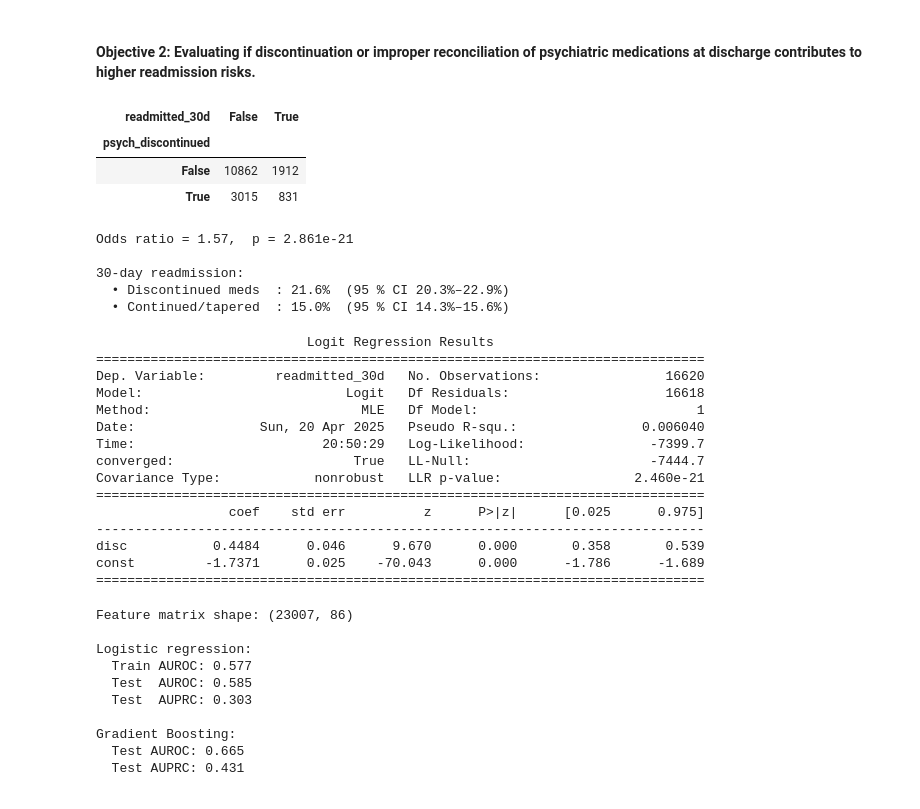
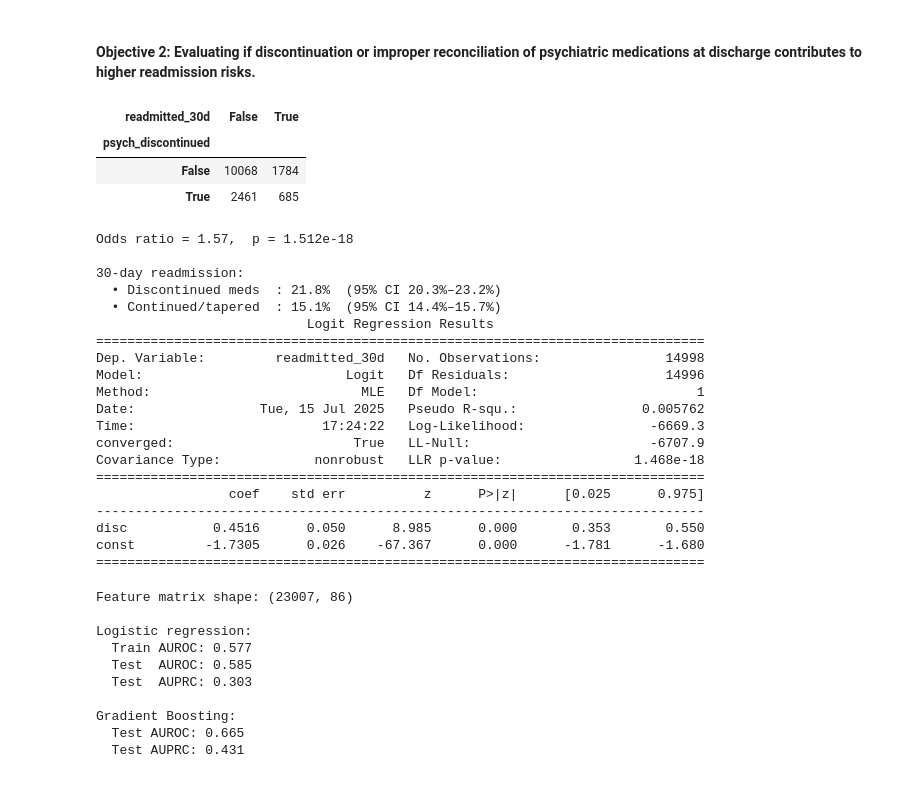
Before and after one commit to datnguyent93/Psychiatric-ICU-Readmission-, a Jupyter notebook: main.ipynb, the cells around one changed output. Saved outputs shown, nothing was run; the diff lists cells and outputs as text; code cells hidden in the pictures.

```diff
--- a/main.ipynb
+++ b/main.ipynb
@@ -26,7 +26,7 @@ def rate_ci(k, n, z=1.96):
     se = np.sqrt(p * (1 - p) / n)
     return p, p - z*se, p + z*se
 
-icu_adm = pd.read_csv('./data/icu_psych_readmissions.csv',
+icu_adm = pd.read_csv('./data/icu_psy_readmissions.csv',
                       parse_dates=['dischtime'])
 diag    = pd.read_csv('./data/psych_diagnoses.csv')
 rx      = pd.read_csv('./data/psych_prescriptions.csv')
@@ -95,7 +95,7 @@ rx_stats = (pd.DataFrame(results_rx,
 import matplotlib.pyplot as plt
 
 # Plot odds ratios vs. readmission rates
-fig, ax = plt.subplots(figsize=(10, 6))
+fig, ax = plt.subplots(figsize=(6, 6))
 
 # Disorders
 ax.scatter(dx_stats['odds_ratio'], dx_stats['readm_rate'], color='blue', label='Disorders', alpha=0.7)
@@ -148,7 +148,7 @@ from scipy.stats import fisher_exact
 import statsmodels.api as sm
 
 # 1. Load data
-icu  = pd.read_csv('./data/icu_psych_readmissions.csv',
+icu  = pd.read_csv('./data/icu_psy_readmissions.csv',
                    parse_dates=['dischtime'])  # hadm_id, subject_id, dischtime, readmitted_30d
 last = pd.read_csv('./data/last_prescriptions_processed.csv',
                    parse_dates=['last_psych_med_time'])  # hadm_id, last_psych_med_time
@@ -170,55 +170,55 @@ display(tbl)
 OR, p_val = fisher_exact(tbl.values)
 print(f"Odds ratio = {OR:0.2f},  p = {p_val:0.4g}")
 
 def rate_ci(k, n, z=1.96):
     p = k / n
     se = np.sqrt(p * (1 - p) / n)
     return p, p - z * se, p + z * se
 
 disc_yes = tbl.loc[True]
 disc_no  = tbl.loc[False]
 
 rate_yes, lo_yes, hi_yes = rate_ci(disc_yes[1], disc_yes.sum())
 rate_no,  lo_no, hi_no    = rate_ci(disc_no[1], disc_no.sum())
 
 print(f"\n30‑day readmission:")
 print(f"  • Discontinued meds  : {rate_yes:0.1%}  (95% CI {lo_yes:0.1%}–{hi_yes:0.1%})")
 print(f"  • Continued/tapered  : {rate_no:0.1%}  (95% CI {lo_no:0.1%}–{hi_no:0.1%})")
 
 # 4. Logistic regression
 X = pd.DataFrame({
     'disc': cohort['psych_discontinued'].astype(int),
     'const': 1
 })
 y = cohort['readmitted_30d'].astype(int)
 
 model = sm.Logit(y, X).fit(disp=False)
 print(model.summary())
 # %% [output]
 | readmitted_30d | False | True |
 | psych_discontinued |  |  |
-| False | 10862 | 1912 |
-| True | 3015 | 831 |
+| False | 10068 | 1784 |
+| True | 2461 | 685 |
-Odds ratio = 1.57,  p = 2.861e-21
+Odds ratio = 1.57,  p = 1.512e-18
 
 30‑day readmission:
-  • Discontinued meds  : 21.6%  (95 % CI 20.3%–22.9%)
-  • Continued/tapered  : 15.0%  (95 % CI 14.3%–15.6%)
+  • Discontinued meds  : 21.8%  (95% CI 20.3%–23.2%)
+  • Continued/tapered  : 15.1%  (95% CI 14.4%–15.7%)
+                           Logit Regression Results
+==============================================================================
+Dep. Variable:         readmitted_30d   No. Observations:                14998
+Model:                          Logit   Df Residuals:                    14996
+Method:                           MLE   Df Model:                            1
+Date:                Tue, 15 Jul 2025   Pseudo R-squ.:                0.005762
+Time:                        17:24:22   Log-Likelihood:                -6669.3
+converged:                       True   LL-Null:                       -6707.9
+Covariance Type:            nonrobust   LLR p-value:                 1.468e-18
+==============================================================================
+                 coef    std err          z      P>|z|      [0.025      0.975]
+------------------------------------------------------------------------------
+disc           0.4516      0.050      8.985      0.000       0.353       0.550
+const         -1.7305      0.026    -67.367      0.000      -1.781      -1.680
+==============================================================================
-                           Logit Regression Results
-==============================================================================
-Dep. Variable:         readmitted_30d   No. Observations:                16620
-Model:                          Logit   Df Residuals:                    16618
-Method:                           MLE   Df Model:                            1
-Date:                Sun, 20 Apr 2025   Pseudo R-squ.:                0.006040
-Time:                        20:50:29   Log-Likelihood:                -7399.7
-converged:                       True   LL-Null:                       -7444.7
-Covariance Type:            nonrobust   LLR p-value:                 2.460e-21
-==============================================================================
-                 coef    std err          z      P>|z|      [0.025      0.975]
-------------------------------------------------------------------------------
-disc           0.4484      0.046      9.670      0.000       0.358       0.539
-const         -1.7371      0.025    -70.043      0.000      -1.786      -1.689
-==============================================================================
 # %%
 # Top feature influence on 30-day ICU readmission
 
```
Also changed, not shown: parts of 3 cells of this notebook, 4 other files.
